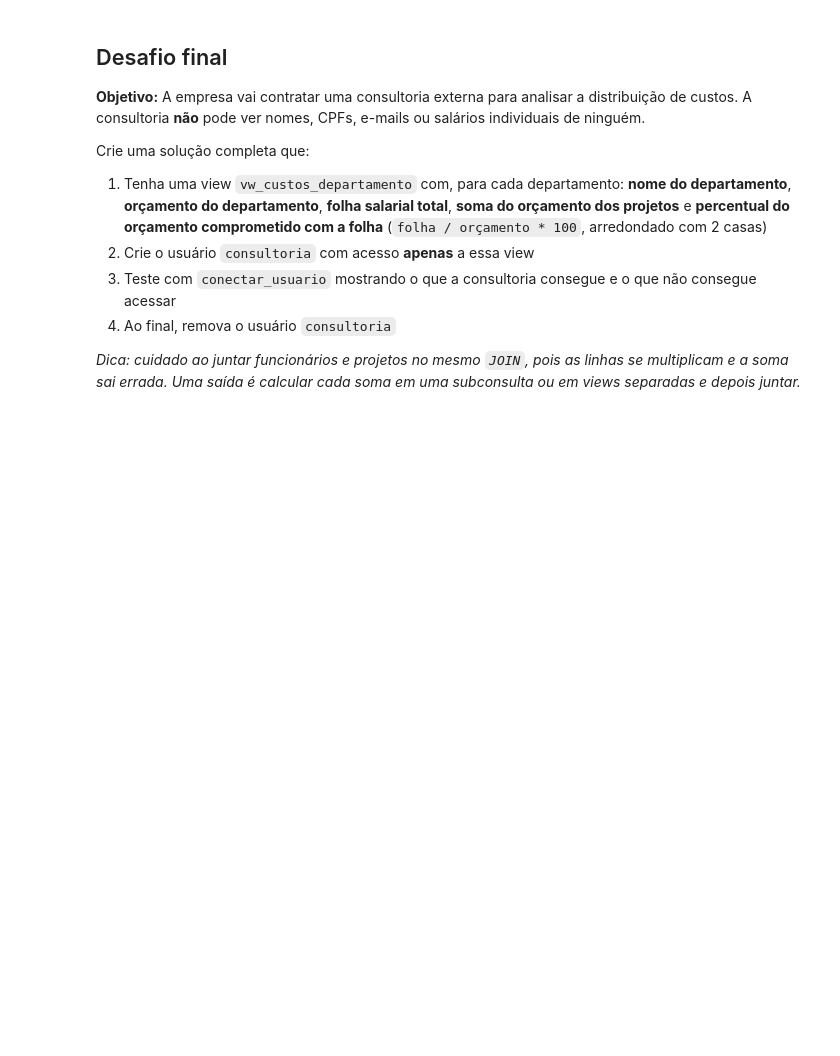
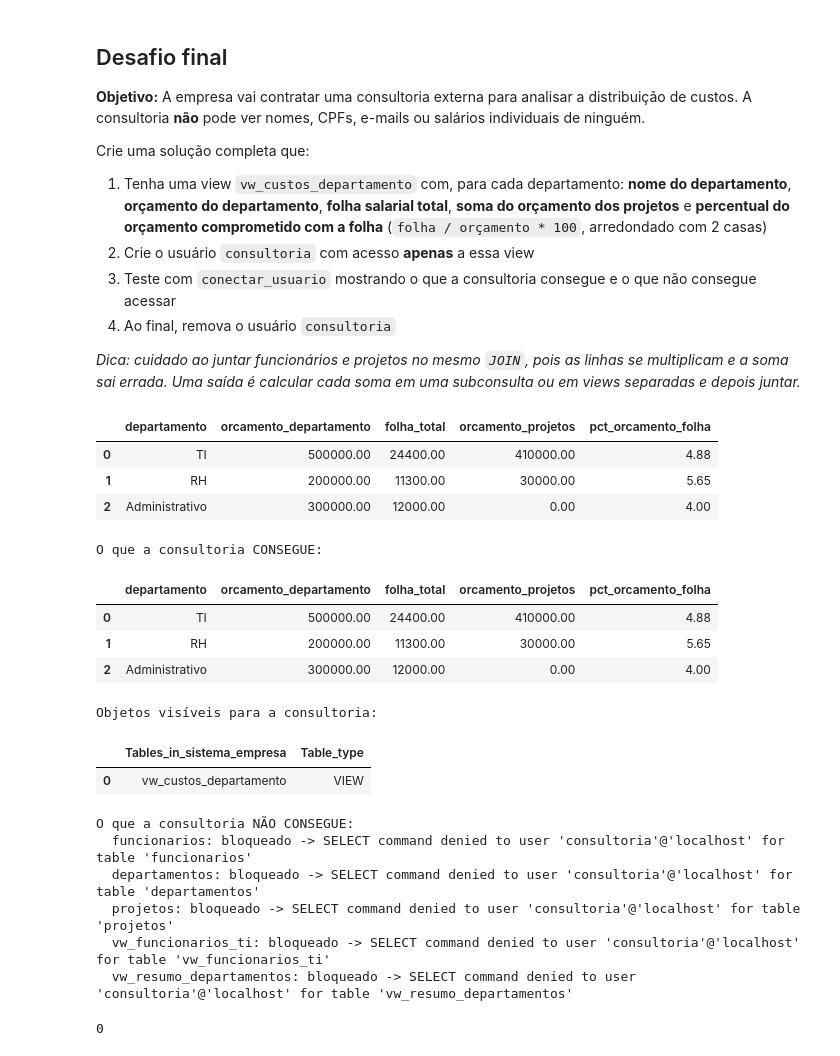
Before and after one commit to jpsantos8/LABD---Atividades, a Jupyter notebook: LABD_aulas/13_MySQL_Views.ipynb, the cells around one changed output. Drawn from its saved outputs; the diff is of its cells as text; code cells hidden in the pictures; blank space fills up the shorter version.

```diff
--- a/LABD_aulas/13_MySQL_Views.ipynb
+++ b/LABD_aulas/13_MySQL_Views.ipynb
@@ -1196,4 +1319,65 @@ Crie uma solução completa que:
 
 *Dica: cuidado ao juntar funcionários e projetos no mesmo `JOIN`, pois as linhas se multiplicam e a soma sai errada. Uma saída é calcular cada soma em uma subconsulta ou em views separadas e depois juntar.*
 # %%
-# Escreva sua solução aqui
+cursor.execute("""
+CREATE OR REPLACE VIEW vw_custos_departamento AS
+SELECT d.nome AS departamento,
+       d.orcamento AS orcamento_departamento,
+       COALESCE(f.folha_total, 0) AS folha_total,
+       COALESCE(p.total_projetos, 0) AS orcamento_projetos,
+       ROUND(COALESCE(f.folha_total, 0) / d.orcamento * 100, 2) AS pct_orcamento_folha
+FROM departamentos d
+LEFT JOIN (SELECT departamento_id, SUM(salario) AS folha_total
+           FROM funcionarios
+           GROUP BY departamento_id) f ON f.departamento_id = d.id
+LEFT JOIN (SELECT departamento_id, SUM(orcamento) AS total_projetos
+           FROM projetos
+           GROUP BY departamento_id) p ON p.departamento_id = d.id
+""")
+
+cursor.execute("SELECT * FROM vw_custos_departamento")
+display(pd.DataFrame(cursor.fetchall(), columns=[desc[0] for desc in cursor.description]))
+
+
+cursor.execute("DROP USER IF EXISTS 'consultoria'@'localhost'")
+cursor.execute("CREATE USER 'consultoria'@'localhost' IDENTIFIED BY 'senha_cons123'")
+cursor.execute("GRANT SELECT ON sistema_empresa.vw_custos_departamento TO 'consultoria'@'localhost'")
+cursor.execute("FLUSH PRIVILEGES")
+
+
+conn_cons, cursor_cons = conectar_usuario("consultoria", "senha_cons123")
+
+print("O que a consultoria CONSEGUE:")
+cursor_cons.execute("SELECT * FROM vw_custos_departamento")
+display(pd.DataFrame(cursor_cons.fetchall(), columns=[desc[0] for desc in cursor_cons.description]))
+
+cursor_cons.execute("SHOW FULL TABLES")
+print("Objetos visíveis para a consultoria:")
+display(pd.DataFrame(cursor_cons.fetchall(), columns=[desc[0] for desc in cursor_cons.description]))
+
+print("O que a consultoria NÃO CONSEGUE:")
+for tabela in ["funcionarios", "departamentos", "projetos", "vw_funcionarios_ti", "vw_resumo_departamentos"]:
+    try:
+        cursor_cons.execute(f"SELECT * FROM {tabela}")
+        print(f"  {tabela}: ACESSOU (problema!)")
+    except pymysql.MySQLError as e:
+        print(f"  {tabela}: bloqueado -> {e.args[1]}")
+# %% [output]
+|  | departamento | orcamento_departamento | folha_total | orcamento_projetos | pct_orcamento_folha |
+| 0 | TI | 500000.00 | 24400.00 | 410000.00 | 4.88 |
+| 1 | RH | 200000.00 | 11300.00 | 30000.00 | 5.65 |
+| 2 | Administrativo | 300000.00 | 12000.00 | 0.00 | 4.00 |
+O que a consultoria CONSEGUE:
+|  | departamento | orcamento_departamento | folha_total | orcamento_projetos | pct_orcamento_folha |
+| 0 | TI | 500000.00 | 24400.00 | 410000.00 | 4.88 |
+| 1 | RH | 200000.00 | 11300.00 | 30000.00 | 5.65 |
+| 2 | Administrativo | 300000.00 | 12000.00 | 0.00 | 4.00 |
+Objetos visíveis para a consultoria:
+|  | Tables_in_sistema_empresa | Table_type |
+| 0 | vw_custos_departamento | VIEW |
+O que a consultoria NÃO CONSEGUE:
+  funcionarios: bloqueado -> SELECT command denied to user 'consultoria'@'localhost' for table 'funcionarios'
+  departamentos: bloqueado -> SELECT command denied to user 'consultoria'@'localhost' for table 'departamentos'
+  projetos: bloqueado -> SELECT command denied to user 'consultoria'@'localhost' for table 'projetos'
+  vw_funcionarios_ti: bloqueado -> SELECT command denied to user 'consultoria'@'localhost' for table 'vw_funcionarios_ti'
+  vw_resumo_departamentos: bloqueado -> SELECT command denied to user 'consultoria'@'localhost' for table 'vw_resumo_departamentos'
@@ -1199,0 +1387,5 @@ Crie uma solução completa que:
+# %%
+cursor.execute("DROP USER IF EXISTS 'consultoria'@'localhost'")
+cursor.execute("DROP USER IF EXISTS 'analista_projetos'@'localhost'")
+# %% [output]
+0
```
Also changed, not shown: parts of 8 cells of this notebook, 1 other file.
